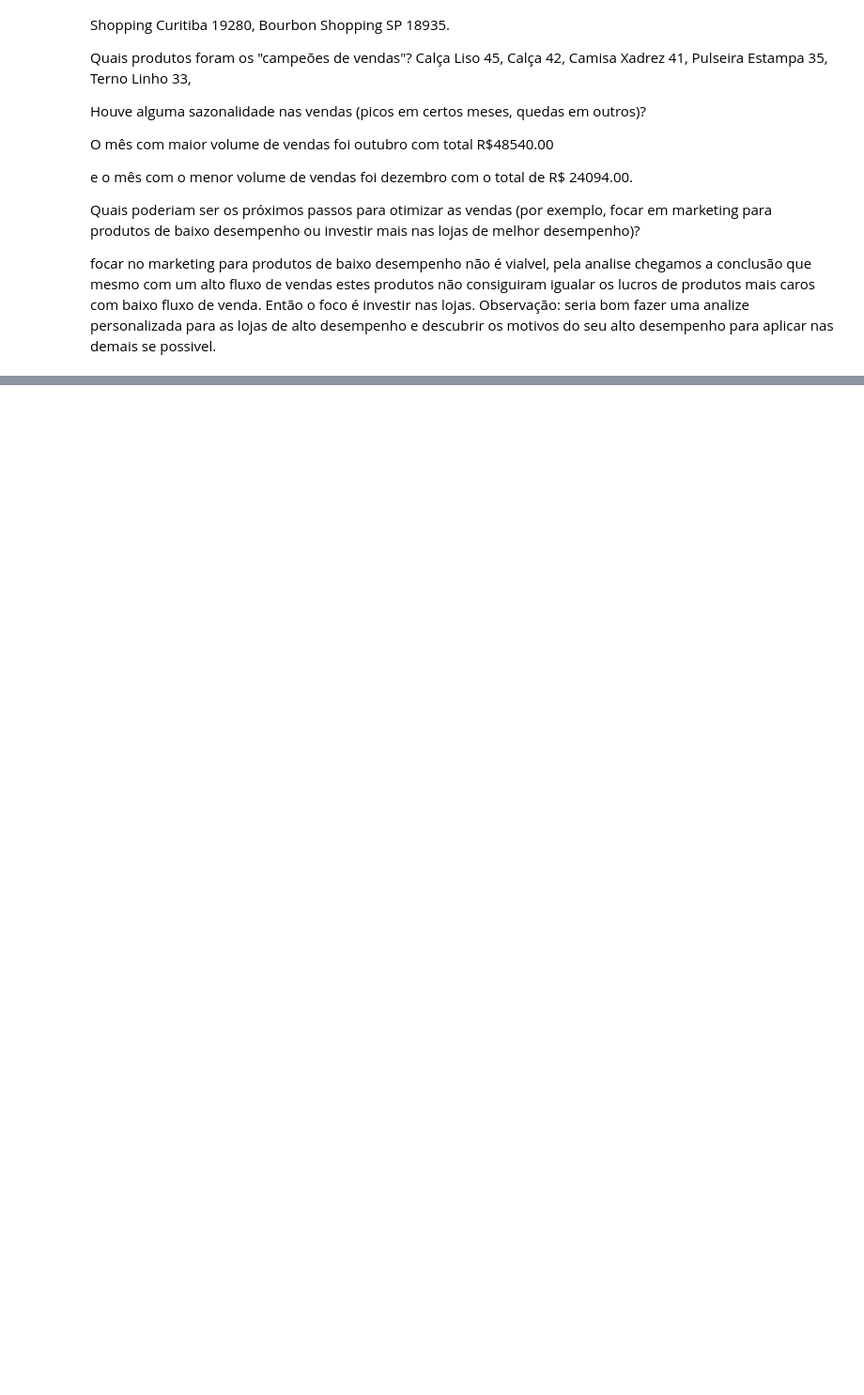
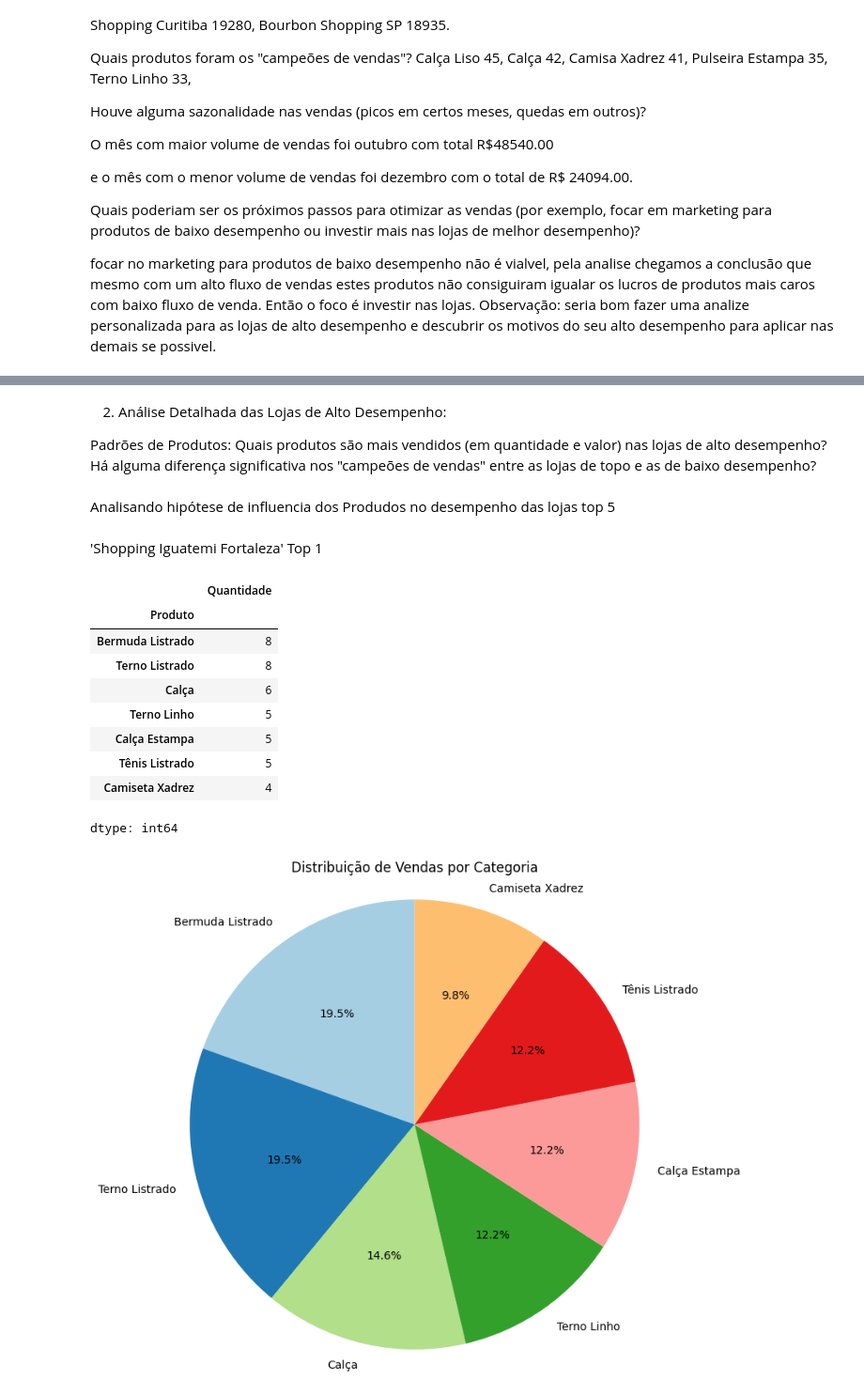
Before and after one commit to G0807/retail-sales-analysis, a Jupyter notebook: Projeto1vendas.ipynb, the cells around one changed output, grey strips where cells are left out. Shown at 94% size. Cells and saved outputs as stored; diff of their text form; code cells hidden in the pictures; blank space fills up the shorter version.

```diff
--- a/Projeto1vendas.ipynb
+++ b/Projeto1vendas.ipynb
@@ -368,0 +436,43 @@ focar no marketing para produtos de baixo desempenho não é vialvel, pela anali
+# %% [markdown]
+2. Análise Detalhada das Lojas de Alto Desempenho:
+
+Padrões de Produtos: Quais produtos são mais vendidos (em quantidade e valor) nas lojas de alto desempenho? Há alguma diferença significativa nos "campeões de vendas" entre as lojas de topo e as de baixo desempenho?
+# %% [markdown]
+Analisando hipótese de influencia dos Produdos no desempenho das lojas top 5
+# %% [markdown]
+'Shopping Iguatemi Fortaleza' Top 1
+# %%
+# Primeiro, filtre o DataFrame para incluir apenas as vendas do "Shopping Iguatemi Fortaleza"
+df_iguatemi = df_amostra[df_amostra['ID Loja'] == 'Shopping Iguatemi Fortaleza']
+
+# Em seguida, agrupe por 'Produto' e some a 'Quantidade' para este subconjunto
+Shopping_Iguatemi_Fortaleza = df_iguatemi.groupby('Produto')['Quantidade'].sum().sort_values(ascending=False)
+
+# Por fim, exiba o resultado
+display(Shopping_Iguatemi_Fortaleza.head(7))
+top_7_produtos_fortaleza = Shopping_Iguatemi_Fortaleza.head(7)
+lista_produtos = top_7_produtos_fortaleza.index.tolist()
+lista_quantidades = top_7_produtos_fortaleza.values.tolist()
+# --- Criando o Gráfico de Pizza ---
+plt.figure(figsize=(8, 8)) # Define o tamanho da figura (largura, altura)
+
+plt.pie(lista_quantidades, labels=lista_produtos, autopct='%1.1f%%', startangle=90, colors=plt.cm.Paired.colors)
+# 'autopct='%1.1f%%'' formata os percentuais dentro das fatias (1 casa decimal)
+# 'startangle=90' inicia a primeira fatia no topo (ângulo de 90 graus)
+# 'colors=plt.cm.Paired.colors' usa uma paleta de cores predefinida para deixar mais bonito
+
+plt.title('Distribuição de Vendas por Categoria') # Adiciona um título ao gráfico
+plt.axis('equal') # Garante que o gráfico de pizza seja um círculo perfeito
+plt.show() # Exibe o gráfico
+# %% [output]
+|  | Quantidade |
+| Produto |  |
+| Bermuda Listrado | 8 |
+| Terno Listrado | 8 |
+| Calça | 6 |
+| Terno Linho | 5 |
+| Calça Estampa | 5 |
+| Tênis Listrado | 5 |
+| Camiseta Xadrez | 4 |
+dtype: int64
+[figure, added]
```
Also changed, not shown: parts of 48 cells of this notebook.
